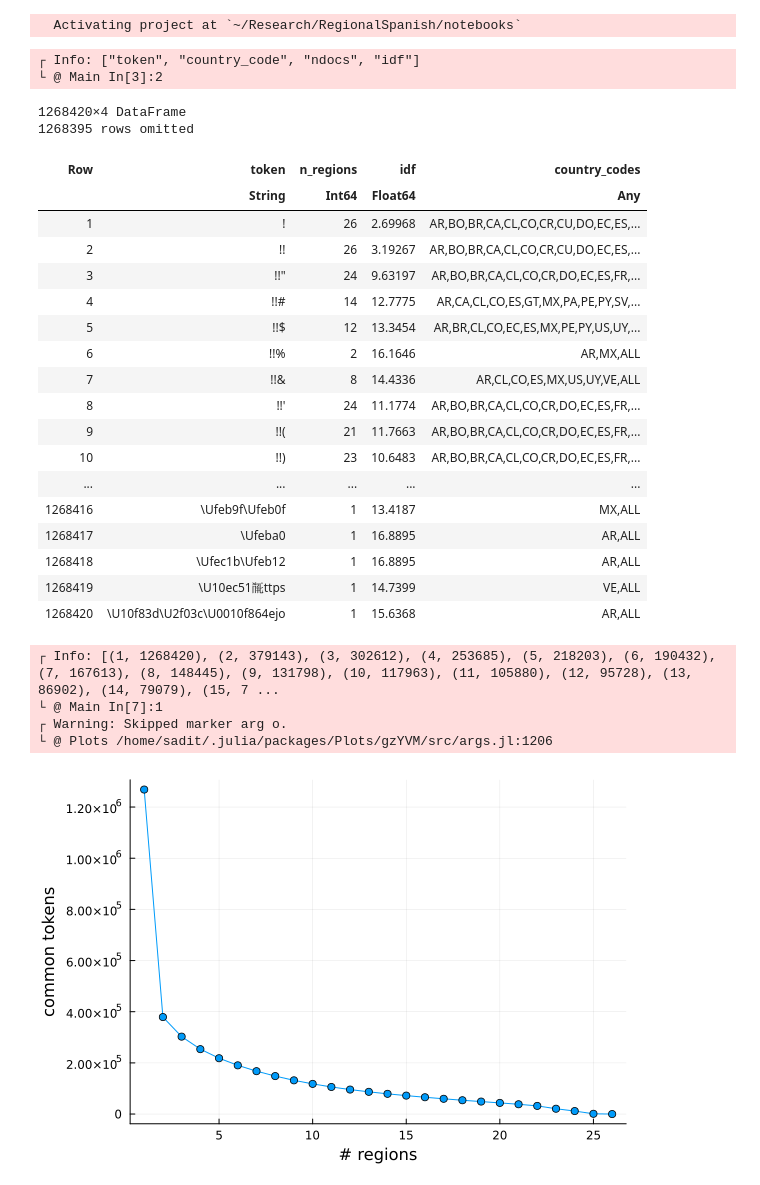
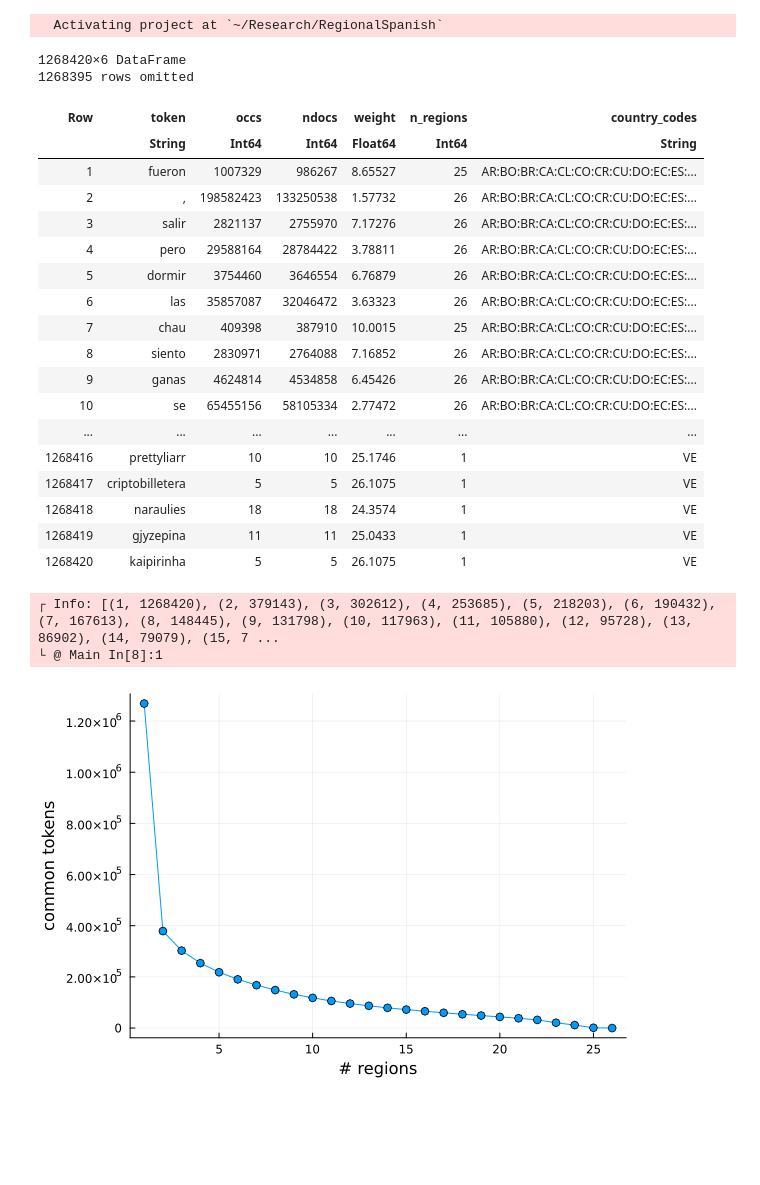
Before and after one commit to INGEOTEC/RegionalSpanish, a Jupyter notebook: notebooks/common-vocabulary.ipynb, the cells around one changed output. Cells and saved outputs as stored; diff of their text form; code cells hidden in the pictures; blank space fills up the shorter version.

```diff
--- a/notebooks/common-vocabulary.ipynb
+++ b/notebooks/common-vocabulary.ipynb
@@ -1,16 +1,33 @@
 # %%
 using Pkg
-Pkg.activate(".")
+Pkg.activate("..")
 # %% [output]
-  Activating project at `~/Research/RegionalSpanish/notebooks`
+  Activating project at `~/Research/RegionalSpanish`
 # %%
 using Plots, StatsBase, CodecZlib, CSV, DataFrames, LinearAlgebra, Formatting, Latexify, JLD2
 # %%
-VOC = CSV.read("../data/SpanishLang/voc.tsv.gz", DataFrame, delim='\t')
-@info names(VOC)
+VOC = CSV.read("../data/SpanishLang/voc/ALL.tsv.gz", DataFrame, delim='\t')
 # %% [output]
-┌ Info: ["token", "country_code", "ndocs", "idf"]
-└ @ Main In[3]:2
+1268420×6 DataFrame
+1268395 rows omitted
+| Row | token | occs | ndocs | weight | n_regions | country_codes |
+|  | String | Int64 | Int64 | Float64 | Int64 | String |
+| 1 | fueron | 1007329 | 986267 | 8.65527 | 25 | AR:BO:BR:CA:CL:CO:CR:CU:DO:EC:ES:... |
+| 2 | , | 198582423 | 133250538 | 1.57732 | 26 | AR:BO:BR:CA:CL:CO:CR:CU:DO:EC:ES:... |
+| 3 | salir | 2821137 | 2755970 | 7.17276 | 26 | AR:BO:BR:CA:CL:CO:CR:CU:DO:EC:ES:... |
+| 4 | pero | 29588164 | 28784422 | 3.78811 | 26 | AR:BO:BR:CA:CL:CO:CR:CU:DO:EC:ES:... |
+| 5 | dormir | 3754460 | 3646554 | 6.76879 | 26 | AR:BO:BR:CA:CL:CO:CR:CU:DO:EC:ES:... |
+| 6 | las | 35857087 | 32046472 | 3.63323 | 26 | AR:BO:BR:CA:CL:CO:CR:CU:DO:EC:ES:... |
+| 7 | chau | 409398 | 387910 | 10.0015 | 25 | AR:BO:BR:CA:CL:CO:CR:CU:DO:EC:ES:... |
+| 8 | siento | 2830971 | 2764088 | 7.16852 | 26 | AR:BO:BR:CA:CL:CO:CR:CU:DO:EC:ES:... |
+| 9 | ganas | 4624814 | 4534858 | 6.45426 | 26 | AR:BO:BR:CA:CL:CO:CR:CU:DO:EC:ES:... |
+| 10 | se | 65455156 | 58105334 | 2.77472 | 26 | AR:BO:BR:CA:CL:CO:CR:CU:DO:EC:ES:... |
+| ... | ... | ... | ... | ... | ... | ... |
+| 1268416 | prettyliarr | 10 | 10 | 25.1746 | 1 | VE |
+| 1268417 | criptobilletera | 5 | 5 | 26.1075 | 1 | VE |
+| 1268418 | naraulies | 18 | 18 | 24.3574 | 1 | VE |
+| 1268419 | gjyzepina | 11 | 11 | 25.0433 | 1 | VE |
+| 1268420 | kaipirinha | 5 | 5 | 26.1075 | 1 | VE |
 # %%
 #VOC |> @filter(_.token == "cantina") |> DataFrame
 #=
@@ -18,43 +35,5 @@ subset(VOC, :token => t -> t .== "zopilote") |> display
 subset(VOC, :token => t -> t .== "xoloescuincle") |> display
 subset(VOC, :token => arr -> [t in ("guajolote", "pavo") for t in arr]) |> display
 =#
-# %%
-common = DataFrame(token=String[], n_regions=Int[], idf=Float64[], country_codes=[])
-
-for g in groupby(VOC, :token)
-    n_regions = length(g.token) - 1
-    idf = sum(row.idf for row in eachrow(g) if row.country_code != "ALL") / n_regions
-    regions = join(g.country_code, ',')
-    push!(common, (first(g.token), n_regions, idf, regions))
-end
-
-open("../data/SpanishLang/common-tokens-per-region.tsv.gz", "w") do f
-    gz = GzipCompressorStream(f)
-    CSV.write(gz, common, delim='\t')
-    close(gz)
-end
-
-common
-# %% [output]
-1268420×4 DataFrame
-1268395 rows omitted
-| Row | token | n_regions | idf | country_codes |
-|  | String | Int64 | Float64 | Any |
-| 1 | ! | 26 | 2.69968 | AR,BO,BR,CA,CL,CO,CR,CU,DO,EC,ES,... |
-| 2 | !! | 26 | 3.19267 | AR,BO,BR,CA,CL,CO,CR,CU,DO,EC,ES,... |
-| 3 | !!" | 24 | 9.63197 | AR,BO,BR,CA,CL,CO,CR,DO,EC,ES,FR,... |
-| 4 | !!# | 14 | 12.7775 | AR,CA,CL,CO,ES,GT,MX,PA,PE,PY,SV,... |
-| 5 | !!$ | 12 | 13.3454 | AR,BR,CL,CO,EC,ES,MX,PE,PY,US,UY,... |
-| 6 | !!% | 2 | 16.1646 | AR,MX,ALL |
-| 7 | !!& | 8 | 14.4336 | AR,CL,CO,ES,MX,US,UY,VE,ALL |
-| 8 | !!' | 24 | 11.1774 | AR,BO,BR,CA,CL,CO,CR,DO,EC,ES,FR,... |
-| 9 | !!( | 21 | 11.7663 | AR,BO,BR,CA,CL,CO,CR,DO,EC,ES,FR,... |
-| 10 | !!) | 23 | 10.6483 | AR,BO,BR,CA,CL,CO,CR,DO,EC,ES,FR,... |
-| ... | ... | ... | ... | ... |
-| 1268416 | \Ufeb9f\Ufeb0f | 1 | 13.4187 | MX,ALL |
-| 1268417 | \Ufeba0 | 1 | 16.8895 | AR,ALL |
-| 1268418 | \Ufec1b\Ufeb12 | 1 | 16.8895 | AR,ALL |
-| 1268419 | \U10ec51𘁨ttps | 1 | 14.7399 | VE,ALL |
-| 1268420 | \U10f83d\U2f03c\U0010f864ejo | 1 | 15.6368 | AR,ALL |
 # %%
 X = [1]
@@ -69,14 +48,12 @@ for min_count in 2:26
 end
 # %%
 @info collect(zip(X, Y))
-plot(X, Y, ylabel="common tokens", xlabel="# regions", m='o', label="")
+plot(X, Y, ylabel="common tokens", xlabel="# regions", m=:o, label="")
 savefig("../figs/fig-common-tokens-per-region.pdf")
 savefig("../figs/fig-common-tokens-per-region.png")
 plot!(fmt=:png, xticks=:all)
 # %% [output]
 ┌ Info: [(1, 1268420), (2, 379143), (3, 302612), (4, 253685), (5, 218203), (6, 190432), (7, 167613), (8, 148445), (9, 131798), (10, 117963), (11, 105880), (12, 95728), (13, 86902), (14, 79079), (15, 7 ...
-└ @ Main In[7]:1
-┌ Warning: Skipped marker arg o.
-└ @ Plots /home/sadit/.julia/packages/Plots/gzYVM/src/args.jl:1206
+└ @ Main In[8]:1
 [figure]
 # %%
```
Also changed, not shown: parts of 2 cells of this notebook, 37 other files.
